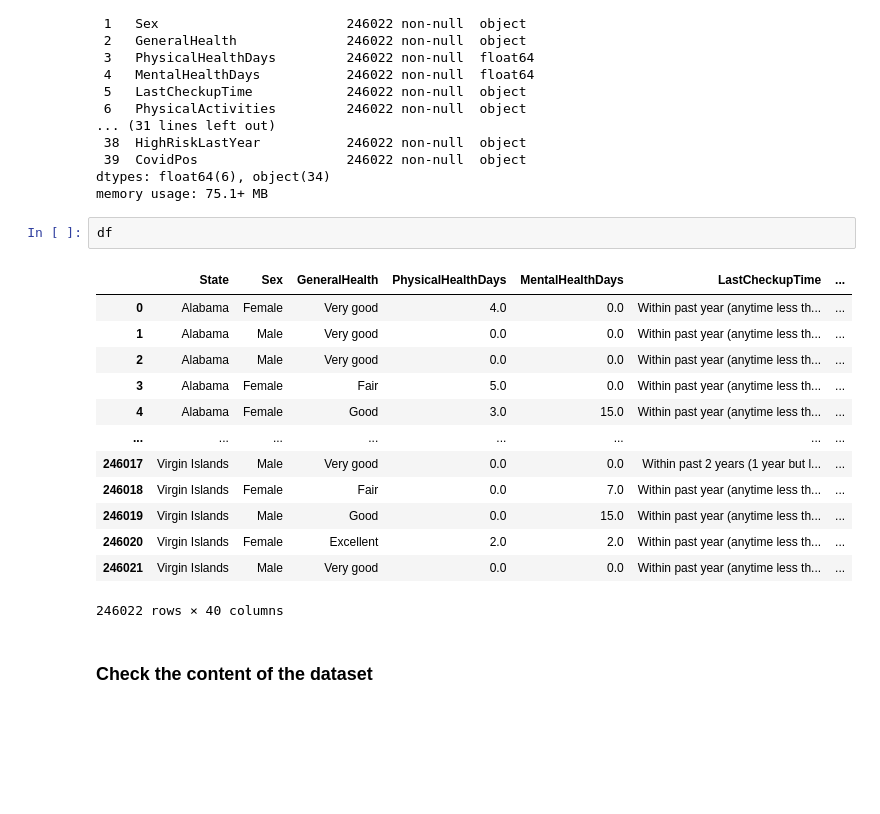
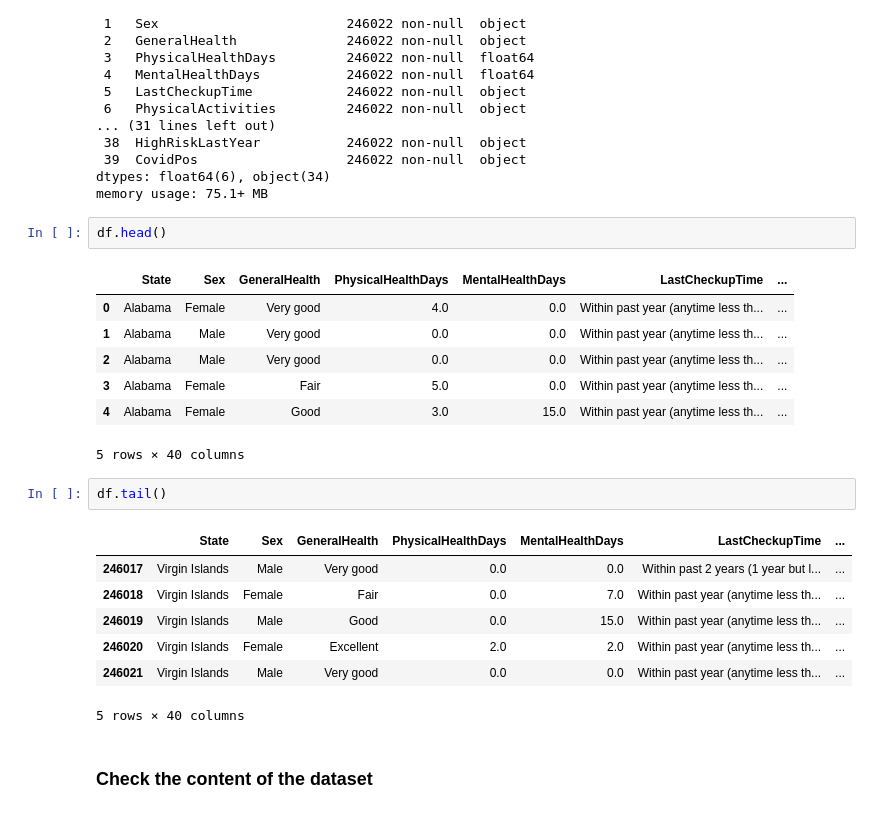
Before and after one commit to briangabini/csmodel, a Jupyter notebook: csmodel-project.ipynb, the cells around one changed output. Drawn from its saved outputs; the diff is of its cells as text; blank space fills up the shorter version.

```diff
--- a/csmodel-project.ipynb
+++ b/csmodel-project.ipynb
@@ -131,21 +132,25 @@ Data columns (total 40 columns):
 dtypes: float64(6), object(34)
 memory usage: 75.1+ MB
 # %%
-df
+df.head()
 # %% [output]
 |  | State | Sex | GeneralHealth | PhysicalHealthDays | MentalHealthDays | LastCheckupTime | ... |
 | 0 | Alabama | Female | Very good | 4.0 | 0.0 | Within past year (anytime less th... | ... |
 | 1 | Alabama | Male | Very good | 0.0 | 0.0 | Within past year (anytime less th... | ... |
 | 2 | Alabama | Male | Very good | 0.0 | 0.0 | Within past year (anytime less th... | ... |
 | 3 | Alabama | Female | Fair | 5.0 | 0.0 | Within past year (anytime less th... | ... |
 | 4 | Alabama | Female | Good | 3.0 | 15.0 | Within past year (anytime less th... | ... |
-| ... | ... | ... | ... | ... | ... | ... | ... |
-| 246017 | Virgin Islands | Male | Very good | 0.0 | 0.0 | Within past 2 years (1 year but l... | ... |
-| 246018 | Virgin Islands | Female | Fair | 0.0 | 7.0 | Within past year (anytime less th... | ... |
-| 246019 | Virgin Islands | Male | Good | 0.0 | 15.0 | Within past year (anytime less th... | ... |
-| 246020 | Virgin Islands | Female | Excellent | 2.0 | 2.0 | Within past year (anytime less th... | ... |
-| 246021 | Virgin Islands | Male | Very good | 0.0 | 0.0 | Within past year (anytime less th... | ... |
-246022 rows × 40 columns
+5 rows × 40 columns
+# %%
+df.tail()
+# %% [output]
+|  | State | Sex | GeneralHealth | PhysicalHealthDays | MentalHealthDays | LastCheckupTime | ... |
+| 246017 | Virgin Islands | Male | Very good | 0.0 | 0.0 | Within past 2 years (1 year but l... | ... |
+| 246018 | Virgin Islands | Female | Fair | 0.0 | 7.0 | Within past year (anytime less th... | ... |
+| 246019 | Virgin Islands | Male | Good | 0.0 | 15.0 | Within past year (anytime less th... | ... |
+| 246020 | Virgin Islands | Female | Excellent | 2.0 | 2.0 | Within past year (anytime less th... | ... |
+| 246021 | Virgin Islands | Male | Very good | 0.0 | 0.0 | Within past year (anytime less th... | ... |
+5 rows × 40 columns
 # %% [markdown]
 ### Check the content of the dataset
 # %%
```
Also changed, not shown: parts of 36 cells of this notebook.
